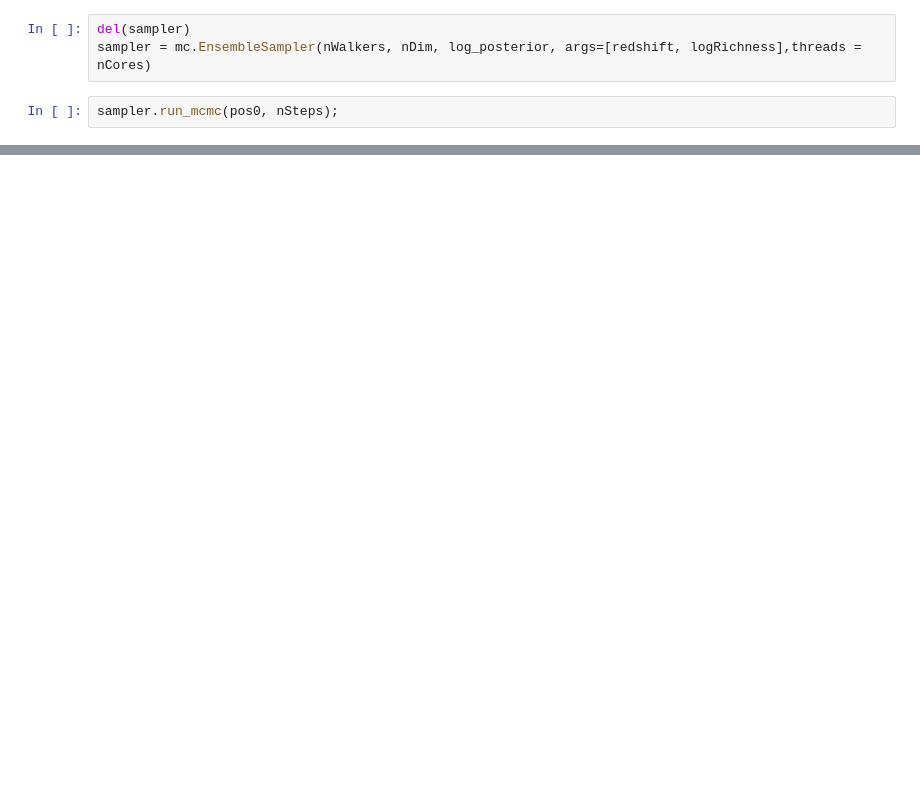
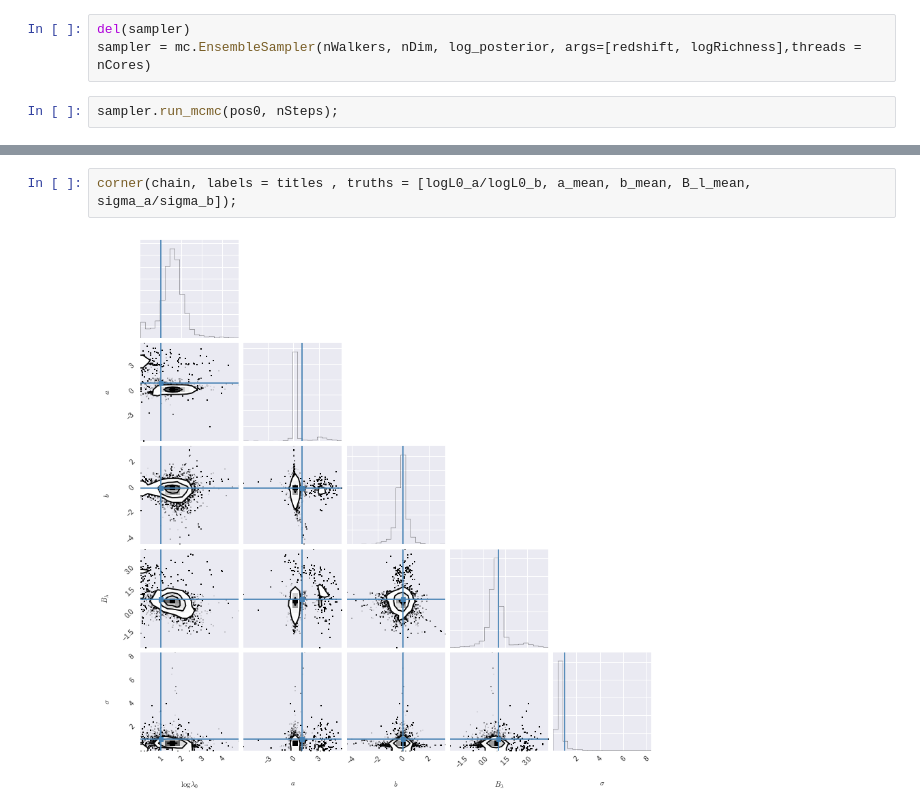
Before and after one commit to Ravirajadrangi/ClusterMassInference, a Jupyter notebook: Importance Sampling.ipynb, the cells around one changed output, grey strips where cells are left out. Drawn from its saved outputs; the diff is of its cells as text; blank space fills up the shorter version.

```diff
--- a/Importance Sampling.ipynb
+++ b/Importance Sampling.ipynb
@@ -239,0 +236,4 @@ corner(chain[:, :5], labels = titles , truths = [logL0_true, a_true, b_true, B_l
+# %%
+corner(chain, labels = titles , truths = [logL0_a/logL0_b, a_mean, b_mean, B_l_mean, sigma_a/sigma_b]);
+# %% [output]
+[figure, added]
```
Also changed, not shown: parts of 10 cells of this notebook, 1 other file.
